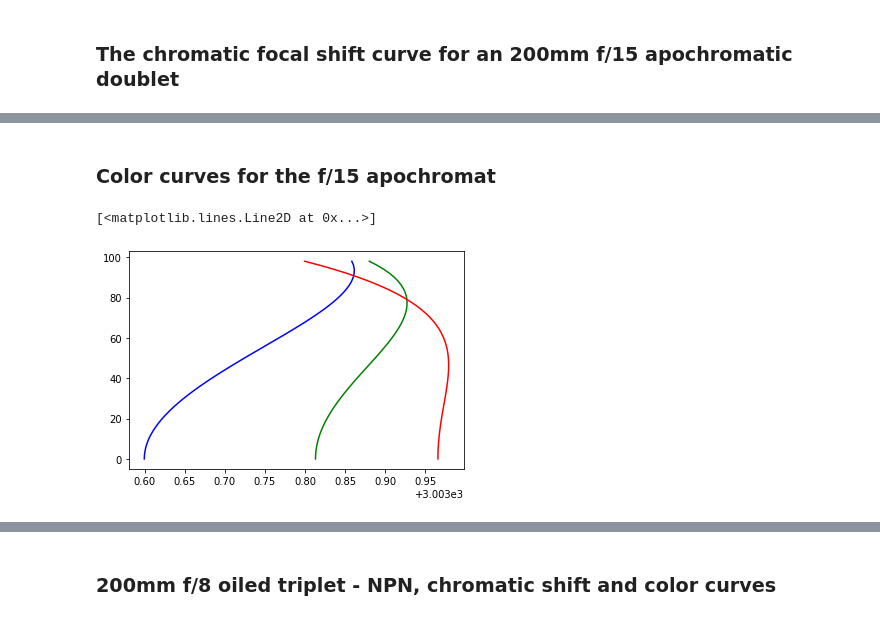
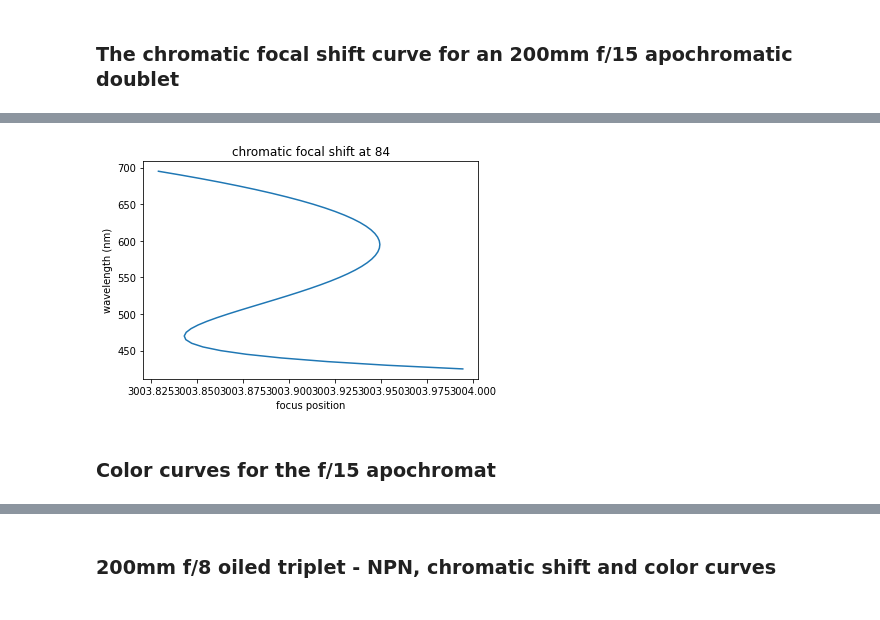
Before and after one commit to tgani/ray_tracing, a Jupyter notebook: Meridional_Ray_Tracing.ipynb, the cells around one changed output, grey strips where cells are left out. Saved outputs shown, nothing was run; the diff lists cells and outputs as text; code cells hidden in the pictures.

```diff
--- a/Meridional_Ray_Tracing.ipynb
+++ b/Meridional_Ray_Tracing.ipynb
@@ -301,24 +506,28 @@ chromatic_focal_shift(400, 700, R, d, media, 80)
+# %%
+f15_200mm_airspaced_apo=Prescription('''
+MED AIR
+TH 1e10
+RAD 1e10
+
+MED N-ZK7
+RAD 1383.366
+TH 20
+
+MED AIR
+RAD 513.2866
+TH 18.10669
+
+MED O-FPL53
+RAD 513.2866
+TH 30
+
+MED AIR
+RAD -4808.375
+TH 1e10
+
+''')
+chromatic_focal_shift(400, 700, f15_200mm_airspaced_apo, 84)
+# %% [output]
+[figure, added]
 # %% [markdown]
 ### Color curves for the f/15 apochromat
-# %%
-
-R=[1383.366, 513.2866, 513.2866, -4808.375]
-d=[20, 18.10669, 30]
-media=['AIR', 'N-ZK7', 'AIR', 'O-FPL53', 'AIR']
-z_height = 0.01  # Can't be 0 as equations break down
-yvals=list()
-xvals_blue_focus=list()
-xvals_green_focus=list()
-xvals_red_focus=list()
-while z_height <= 100.0:
-    yvals.append(z_height)
-    xvals_blue_focus.append(meridional_ray_trace(Blue, R, d, media, z_height, False))
-    xvals_green_focus.append(meridional_ray_trace(Green, R, d, media, z_height, False))
-    xvals_red_focus.append(meridional_ray_trace(Red, R, d, media, z_height, False))
-    z_height += 2
-plt.plot(xvals_blue_focus, yvals, color='blue')
-plt.plot(xvals_green_focus, yvals, color='green')
-plt.plot(xvals_red_focus, yvals, color='red')
-# %% [output]
-[<matplotlib.lines.Line2D at 0x...>]
-[figure, removed]
```
Also changed, not shown: parts of 32 cells of this notebook.
